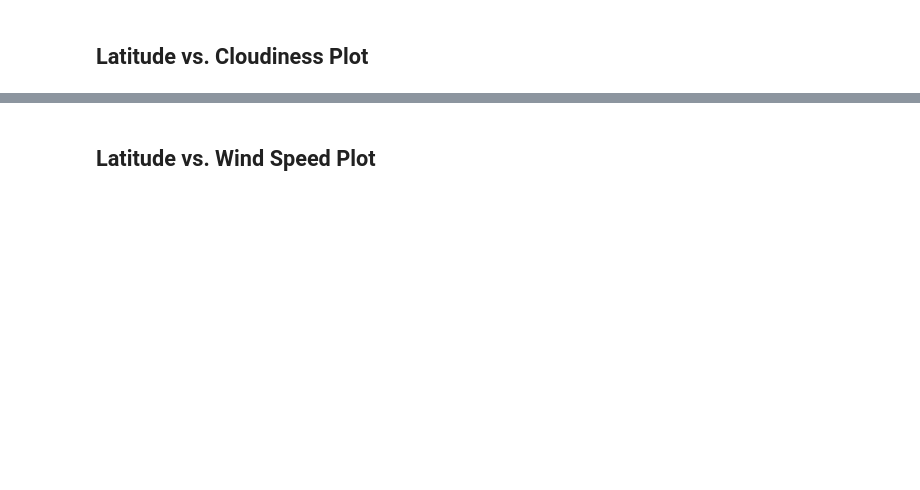
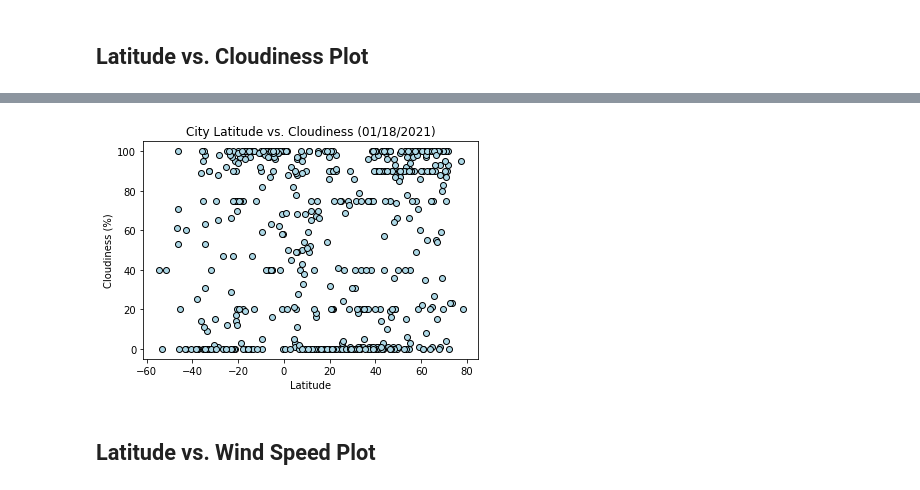
Before and after one commit to bsosa3711/python-api-challenge, a Jupyter notebook: WeatherPy/WeatherPy-Copy1.ipynb, the cells around one changed output, grey strips where cells are left out. Drawn from its saved outputs; the diff is of its cells as text; code cells hidden in the pictures; blank space fills up the shorter version.

```diff
--- a/WeatherPy/WeatherPy-Copy1.ipynb
+++ b/WeatherPy/WeatherPy-Copy1.ipynb
@@ -133,0 +223,11 @@ Int64Index([], dtype='int64')
+# %%
+x_values = city_weather["Lat"]
+y_cloud = city_weather["Cloudiness"]
+
+plt.scatter(x_values, y_cloud, facecolor = "lightblue", edgecolor = "black")
+plt.title("City Latitude vs. Cloudiness (01/18/2021)")
+plt.xlabel("Latitude")
+plt.ylabel("Cloudiness (%)")
+plt.show()
+# %% [output]
+[figure, added]
```
Also changed, not shown: parts of 37 cells of this notebook, 2 other files.
